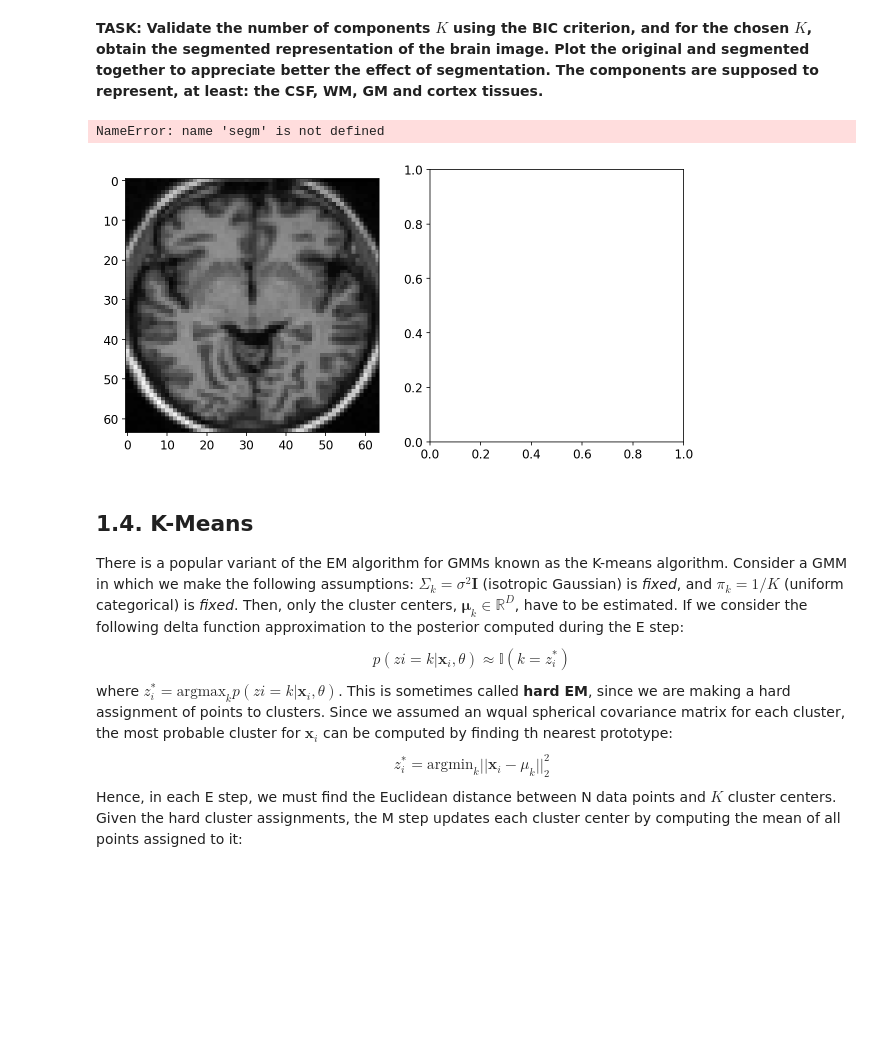
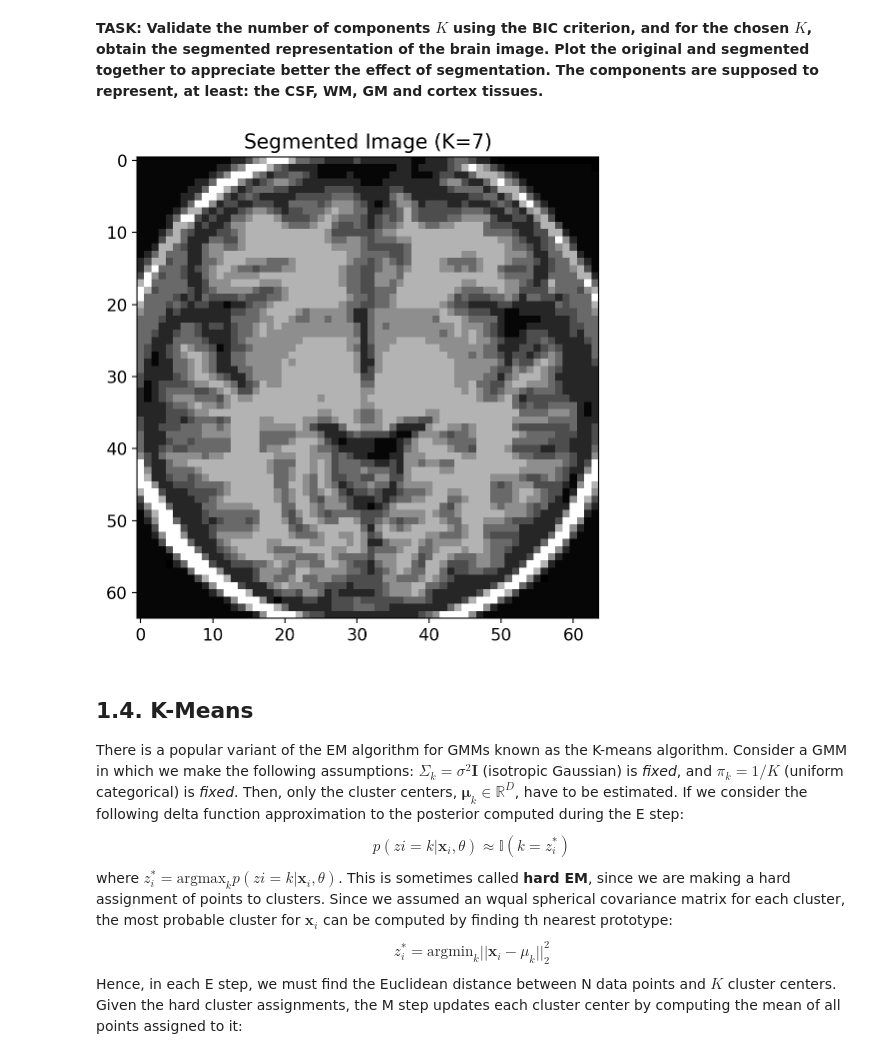
Before and after one commit to andres-nav/ml2, a Jupyter notebook: 06 Mixture models/lab_mixture_models_students.ipynb, the cells around one changed output. Drawn from its saved outputs; the diff is of its cells as text; code cells hidden in the pictures; blank space fills up the shorter version.

```diff
--- a/06 Mixture models/lab_mixture_models_students.ipynb
+++ b/06 Mixture models/lab_mixture_models_students.ipynb
@@ -370,26 +438,39 @@ X = X_all[mask][:, np.newaxis]
 # %% [markdown]
 **TASK: Validate the number of components $K$ using the BIC criterion, and for the chosen $K$, obtain the segmented representation of the brain image. Plot the original and segmented together to appreciate better the effect of segmentation. The components are supposed to represent, at least: the CSF, WM, GM and cortex tissues.**
-# %%
-f, ax = plt.subplots(1, 2, figsize=(10, 5))
-ax[0].imshow(img)
-
-#############
-#           #
-# YOUR CODE #
-#           #
-#############
-# The data containing the corresponding mu for each point has to be stored in 'segm'
-
-# Add the background
-segm_all = np.zeros_like(X_all)
-segm_all[mask] = np.squeeze(segm)
-
-# Reshape to original shape and plot
-segm_all = np.reshape(segm_all, img.shape)
-ax[1].imshow(segm_all);
-# %% [output]
-NameError: name 'segm' is not defined
-[figure, removed]
+# %%
+X_all = np.reshape(img.copy(), [-1, 1])
+
+brain_mask = X_all != 0
+X = X_all[brain_mask][:, np.newaxis]
+
+K_list = range(1, 11)
+bic_scores = []
+for K in K_list:
+    gmm = GaussianMixture(n_components=K, covariance_type='diag', random_state=42)
+    gmm.fit(X)
+    bic_scores.append(gmm.bic(X))
+
+optimal_K = K_list[np.argmin(bic_scores)]
+
+gmm = GaussianMixture(n_components=optimal_K, covariance_type='diag', random_state=42)
+gmm.fit(X)
+segmentation = gmm.predict(X)
+
+cluster_means = gmm.means_
+segm = cluster_means[segmentation]
+
+segm_all = np.zeros_like(X_all)
+segm_all[brain_mask] = np.squeeze(segm)
+
+
+segm_all = np.reshape(segm_all, img.shape)
+plt.imshow(segm_all, cmap='gray')
+plt.title(f'Segmented Image (K={optimal_K})')
+
+
+plt.show()
+# %% [output]
+[figure, added]
 # %% [markdown]
 ## 1.4. K-Means
 
```
Also changed, not shown: parts of 22 cells of this notebook, 1 other file.
